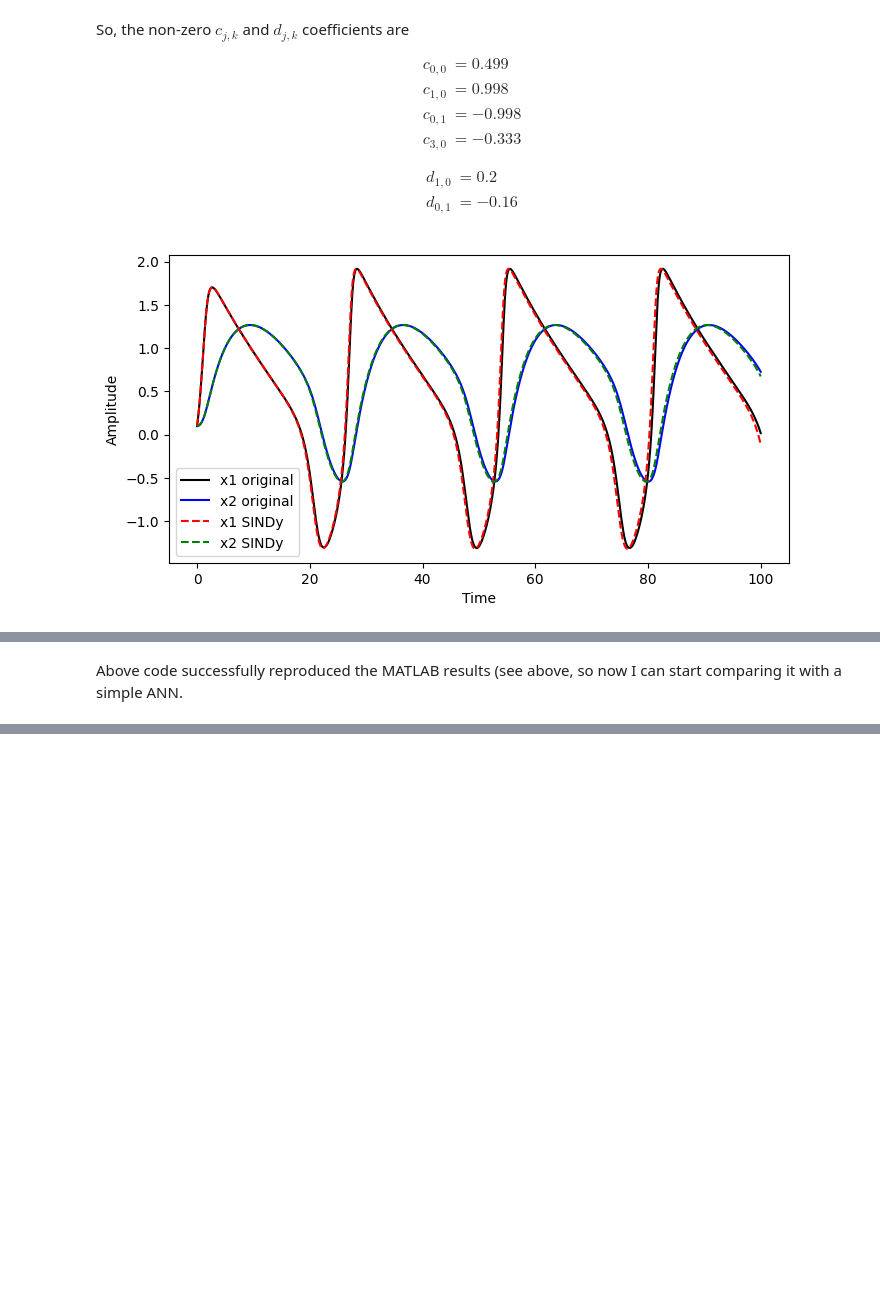
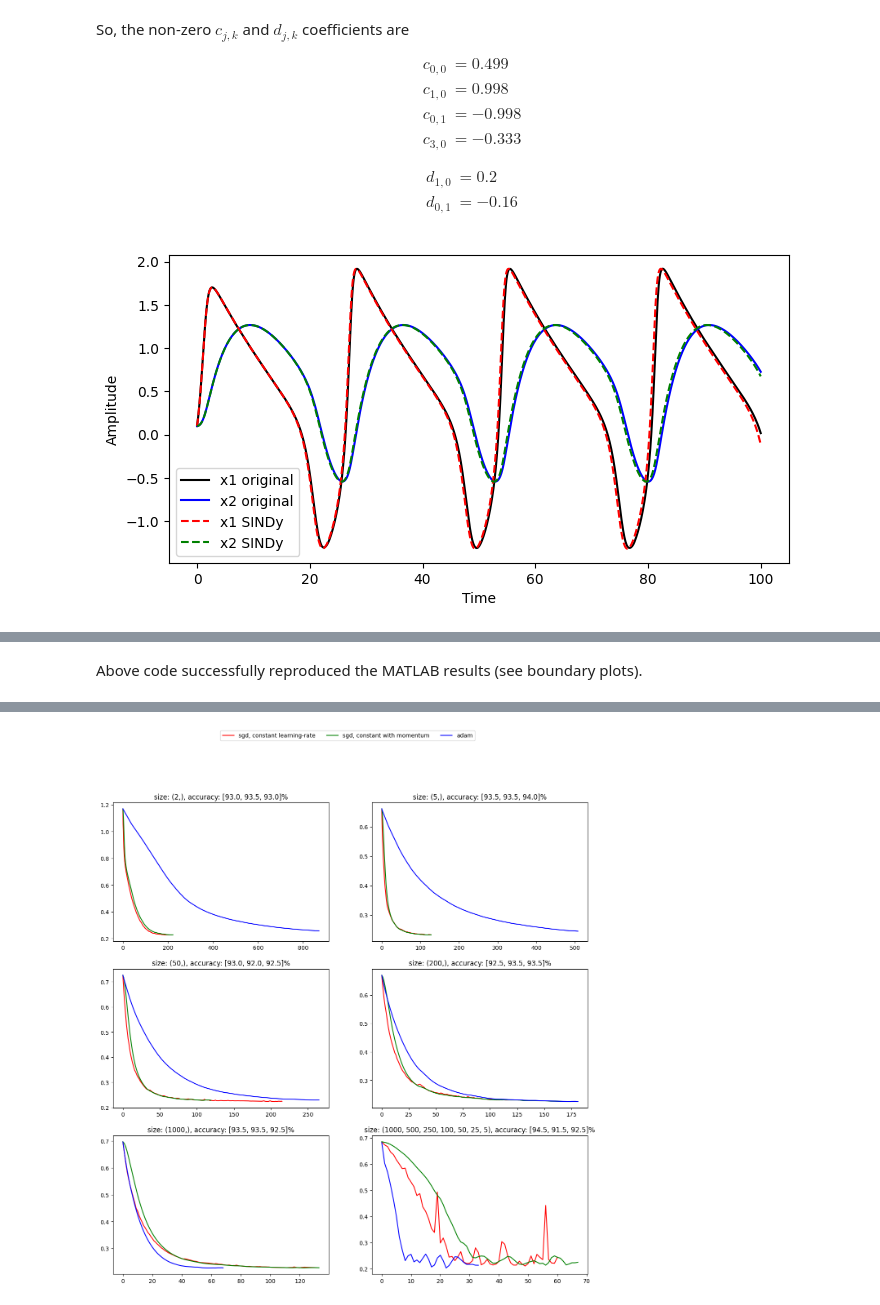
Before and after one commit to dprifer/KTH, a Jupyter notebook: DataDrivenMethods/HW3.ipynb, the cells around one changed output, grey strips where cells are left out. Drawn from its saved outputs; the diff is of its cells as text; code cells hidden in the pictures; blank space fills up the shorter version.

```diff
--- a/DataDrivenMethods/HW3.ipynb
+++ b/DataDrivenMethods/HW3.ipynb
@@ -194,4 +188,81 @@ SVM Accuracy on validation set: 96.50%
 ![title](SVM_matlab.png)
 # %% [markdown]
 
-Above code successfully reproduced the MATLAB results (see above, so now I can start comparing it with a simple ANN.
+Above code successfully reproduced the MATLAB results (see boundary plots).
+# %%
+from sklearn.neural_network import MLPClassifier
+from sklearn.preprocessing import StandardScaler, MinMaxScaler
+
+scaler = StandardScaler()
+X_scaled = scaler.fit_transform(X)       # fit on training data
+Xval_scaled = scaler.transform(Xval)     # transform validation data
+# %%
+# testing different solvers and learning rate schedules
+# adapted from https://scikit-learn.org/stable/auto_examples/neural_networks/plot_mlp_training_curves.html
+params = [
+    {
+        "solver": "sgd",
+        "learning_rate": "constant",
+        "momentum": 0,
+        "learning_rate_init": 0.1,
+    },
+    {
+        "solver": "sgd",
+        "learning_rate": "constant",
+        "momentum": 0.9,
+        "nesterovs_momentum": False,
+        "learning_rate_init": 0.01,
+    },
+    {"solver": "adam",
+     "learning_rate_init": 0.001},
+]
+
+labels = [
+    "sgd, constant learning-rate",
+    "sgd, constant with momentum",
+    "adam",
+]
+
+plot_args = [
+    {"c": "red", "linestyle": "-"},
+    {"c": "green", "linestyle": "-"},
+    {"c": "blue", "linestyle": "-"},
+    # {"c": "red", "linestyle": "--"},
+    # {"c": "green", "linestyle": "--"},
+    # {"c": "blue", "linestyle": "--"},
+    # {"c": "black", "linestyle": "-"},
+]
+
+max_iter = 1000
+
+def plot_on_hidden_size(X, y, X_val, ax, hidden_layer_sizes):
+    mlps = []
+    accuracies = []
+    for label, param in zip(labels, params):
+        print("training: %s" % label)
+        mlp = MLPClassifier(random_state=0, max_iter=max_iter, hidden_layer_sizes=hidden_layer_sizes, **param)
+
+        mlp.fit(X, y)
+
+        mlps.append(mlp)
+
+        nn_pred = mlp.predict(X_val)
+        nn_acc = metrics.accuracy_score(yval, nn_pred)
+        accuracies.append(nn_acc * 100)
+        print(f"Neural Network Accuracy on validation set: {nn_acc * 100:.2f}%")
+
+        print("Training set score: %f" % mlp.score(X, y))
+        print("Training set loss: %f" % mlp.loss_)
+    for mlp, label, args in zip(mlps, labels, plot_args):
+        ax.plot(mlp.loss_curve_, label=label, **args)
+        ax.set_title(f'size: {hidden_layer_sizes}, accuracy: {accuracies}%')
+
+fig, axes = plt.subplots(3,2,figsize=(15, 15))
+
+for ax, size in zip(axes.ravel(), [(2,), (5,), (50,), (200,), (1000,), (1000,500,250,100,50,25,5)]):
+    plot_on_hidden_size(X_scaled, y, Xval_scaled, ax, hidden_layer_sizes=size)
+
+
+fig.legend(ax.get_lines(), labels, ncol=3, loc="upper center")
+plt.show()
+# %% [output]
@@ -197,0 +286 @@ Above code successfully reproduced the MATLAB results (see above, so now I can s
+[figure, added]
```
Also changed, not shown: parts of 6 cells of this notebook.
